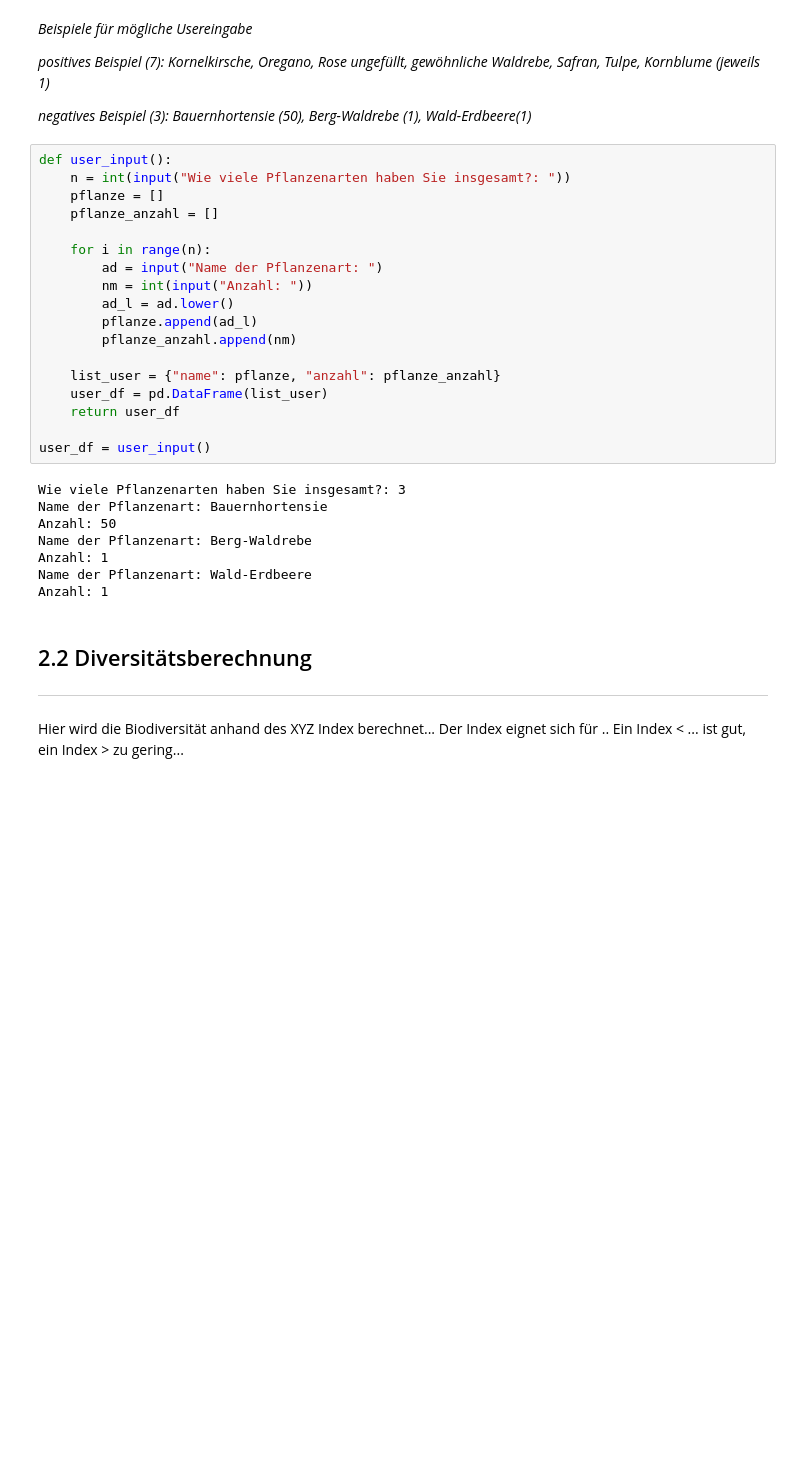
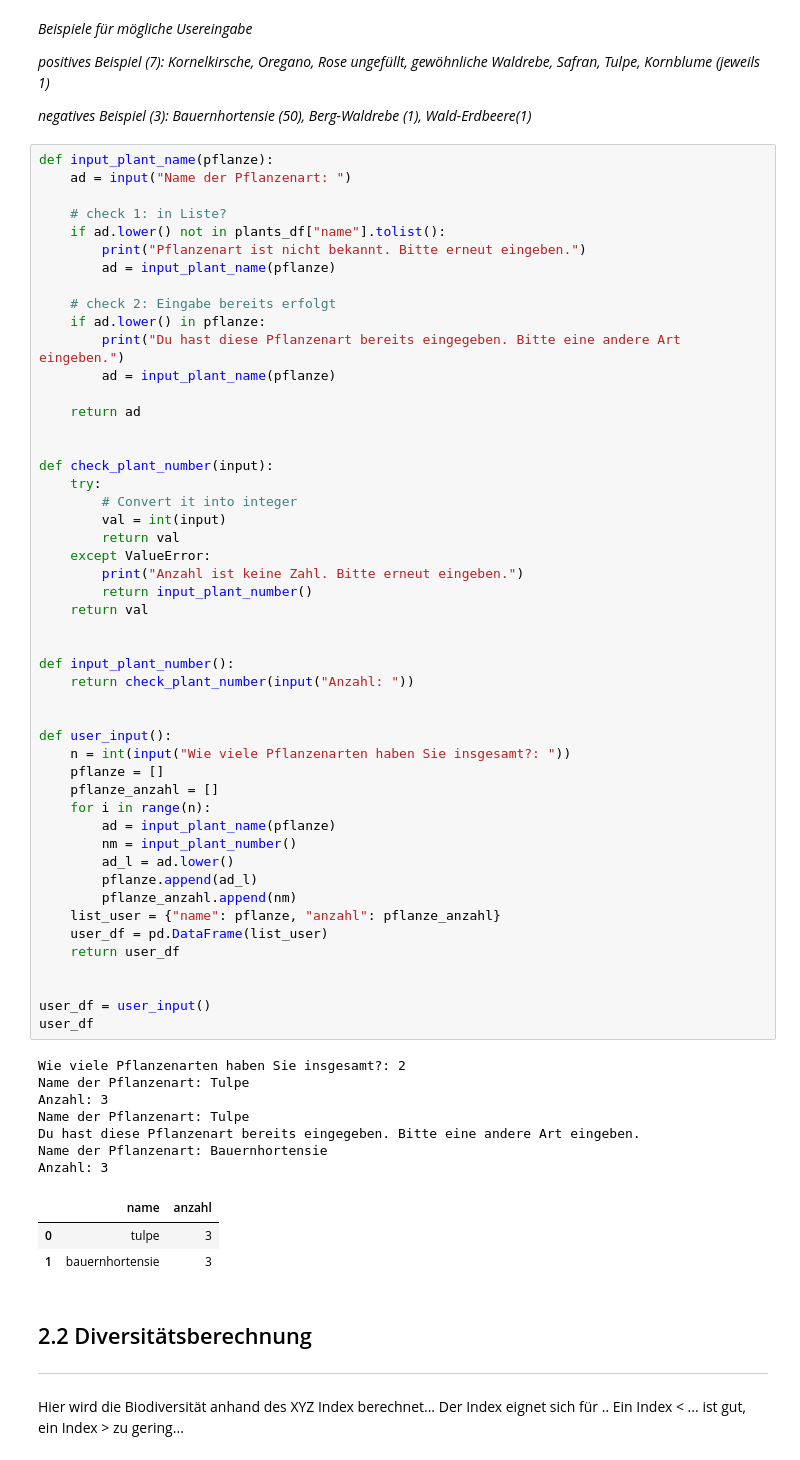
Before and after one commit to retoburch/BioDivBalkonia, a Jupyter notebook: Datenimport.ipynb, the cells around one changed output. Drawn from its saved outputs; the diff is of its cells as text; blank space fills up the shorter version.

```diff
--- a/Datenimport.ipynb
+++ b/Datenimport.ipynb
@@ -163,31 +169,65 @@ Die Eingaben werden in ein Dataframe user_input() geschrieben.
 
 *negatives Beispiel (3): Bauernhortensie (50), Berg-Waldrebe (1), Wald-Erdbeere(1)*
 # %%
+def input_plant_name(pflanze):
+    ad = input("Name der Pflanzenart: ")
+
+    # check 1: in Liste?
+    if ad.lower() not in plants_df["name"].tolist():
+        print("Pflanzenart ist nicht bekannt. Bitte erneut eingeben.")
+        ad = input_plant_name(pflanze)
+
+    # check 2: Eingabe bereits erfolgt
+    if ad.lower() in pflanze:
+        print("Du hast diese Pflanzenart bereits eingegeben. Bitte eine andere Art eingeben.")
+        ad = input_plant_name(pflanze)
+
+    return ad
+
+
+def check_plant_number(input):
+    try:
+        # Convert it into integer
+        val = int(input)
+        return val
+    except ValueError:
+        print("Anzahl ist keine Zahl. Bitte erneut eingeben.")
+        return input_plant_number()
+    return val
+
+
+def input_plant_number():
+    return check_plant_number(input("Anzahl: "))
+
+
 def user_input():
     n = int(input("Wie viele Pflanzenarten haben Sie insgesamt?: "))
     pflanze = []
     pflanze_anzahl = []
-
     for i in range(n):
-        ad = input("Name der Pflanzenart: ")
-        nm = int(input("Anzahl: "))
+        ad = input_plant_name(pflanze)
+        nm = input_plant_number()
         ad_l = ad.lower()
         pflanze.append(ad_l)
         pflanze_anzahl.append(nm)
-
     list_user = {"name": pflanze, "anzahl": pflanze_anzahl}
     user_df = pd.DataFrame(list_user)
     return user_df
 
+
 user_df = user_input()
+user_df
 # %% [output]
-Wie viele Pflanzenarten haben Sie insgesamt?: 3
+Wie viele Pflanzenarten haben Sie insgesamt?: 2
+Name der Pflanzenart: Tulpe
+Anzahl: 3
+Name der Pflanzenart: Tulpe
+Du hast diese Pflanzenart bereits eingegeben. Bitte eine andere Art eingeben.
 Name der Pflanzenart: Bauernhortensie
-Anzahl: 50
-Name der Pflanzenart: Berg-Waldrebe
-Anzahl: 1
-Name der Pflanzenart: Wald-Erdbeere
-Anzahl: 1
+Anzahl: 3
+|  | name | anzahl |
+| 0 | tulpe | 3 |
+| 1 | bauernhortensie | 3 |
 # %% [markdown]
 ## 2.2 Diversitätsberechnung
 ---
```
Also changed, not shown: parts of 14 cells of this notebook.
